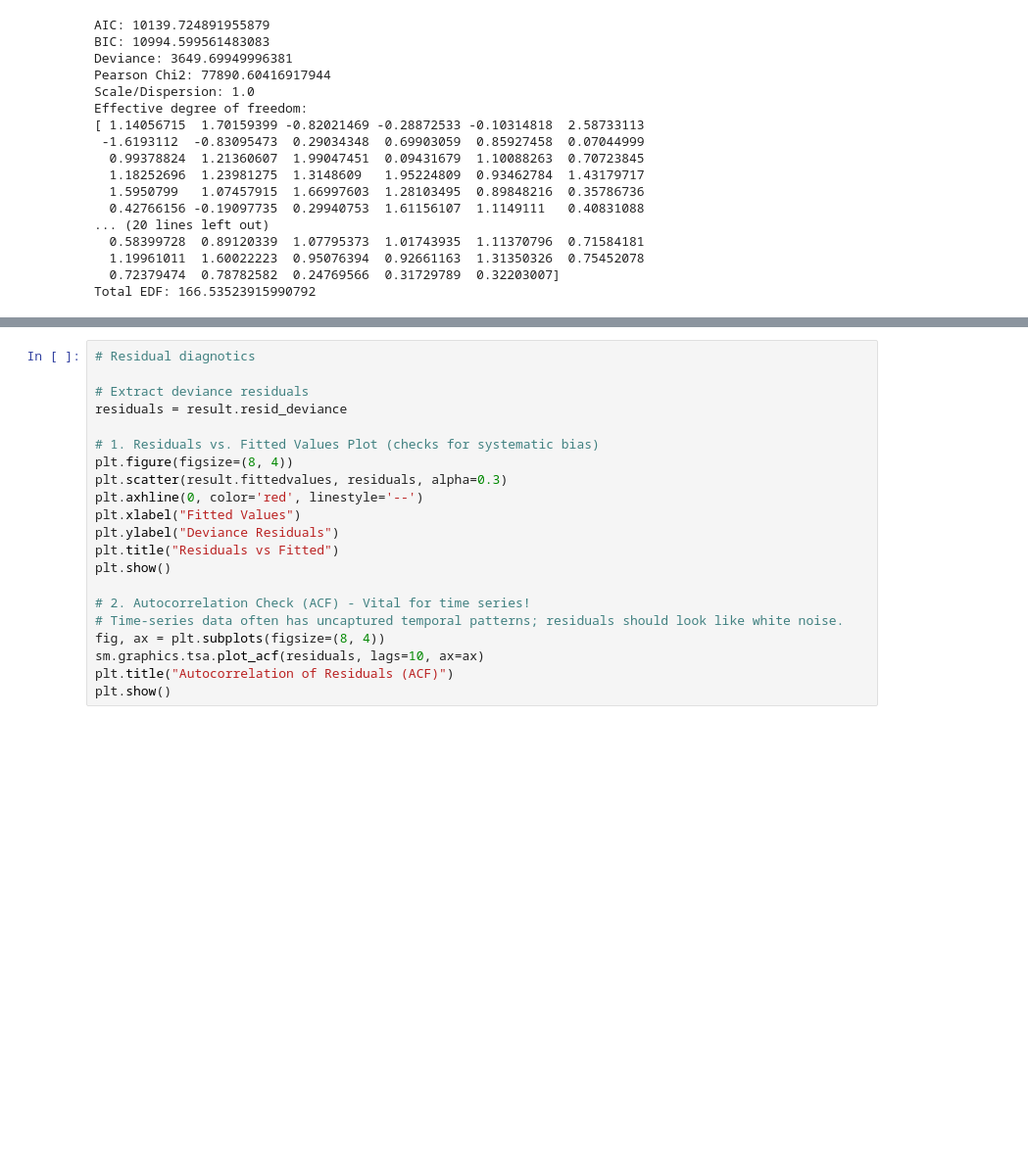
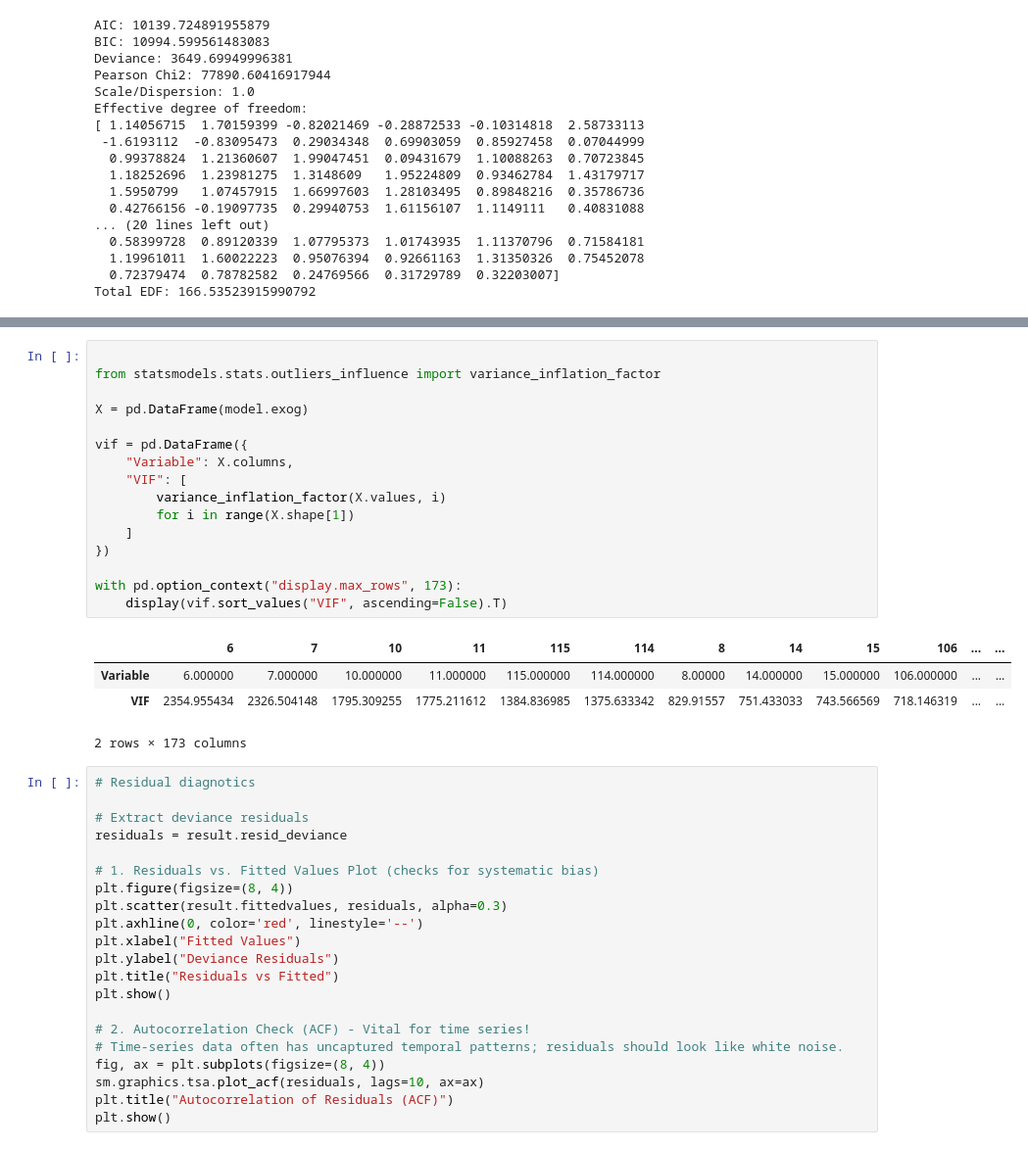
Before and after one commit to yansk1101/4096_dsproject, a Jupyter notebook: dlnm.ipynb, the cells around one changed output, grey strips where cells are left out. Shown at 98% size. Saved outputs shown, nothing was run; the diff lists cells and outputs as text; blank space fills up the shorter version.

```diff
--- a/dlnm.ipynb
+++ b/dlnm.ipynb
@@ -423,3 +433,24 @@ Total EDF: 166.53523915990792
+# %%
+
+from statsmodels.stats.outliers_influence import variance_inflation_factor
+
+X = pd.DataFrame(model.exog)
+
+vif = pd.DataFrame({
+    "Variable": X.columns,
+    "VIF": [
+        variance_inflation_factor(X.values, i)
+        for i in range(X.shape[1])
+    ]
+})
+
+with pd.option_context("display.max_rows", 173):
+    display(vif.sort_values("VIF", ascending=False).T)
+# %% [output]
+|  | 6 | 7 | 10 | 11 | 115 | 114 | 8 | 14 | 15 | 106 | ... | ... |
+| Variable | 6.000000 | 7.000000 | 10.000000 | 11.000000 | 115.000000 | 114.000000 | 8.00000 | 14.000000 | 15.000000 | 106.000000 | ... | ... |
+| VIF | 2354.955434 | 2326.504148 | 1795.309255 | 1775.211612 | 1384.836985 | 1375.633342 | 829.91557 | 751.433033 | 743.566569 | 718.146319 | ... | ... |
+2 rows × 173 columns
 # %%
 # Residual diagnotics
 
```
Also changed, not shown: parts of 1 cell of this notebook.
